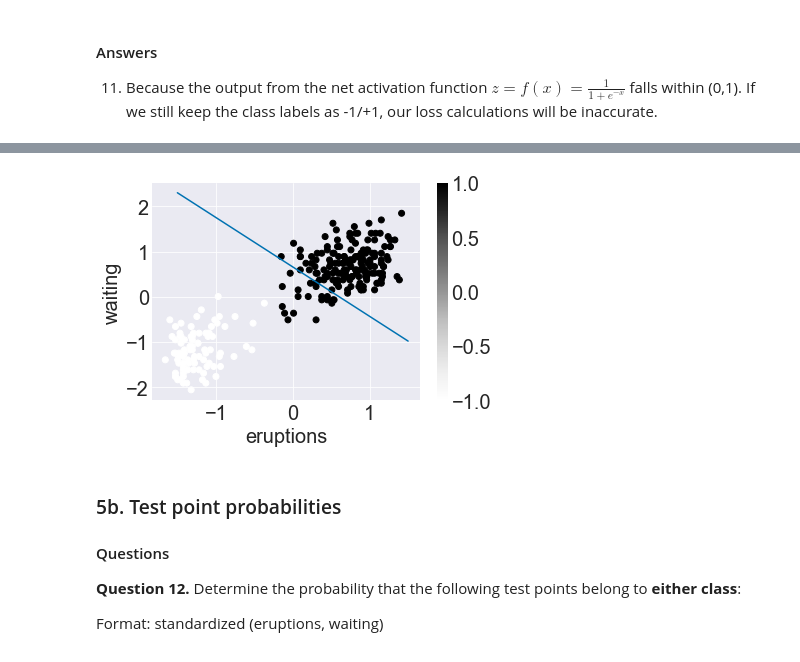
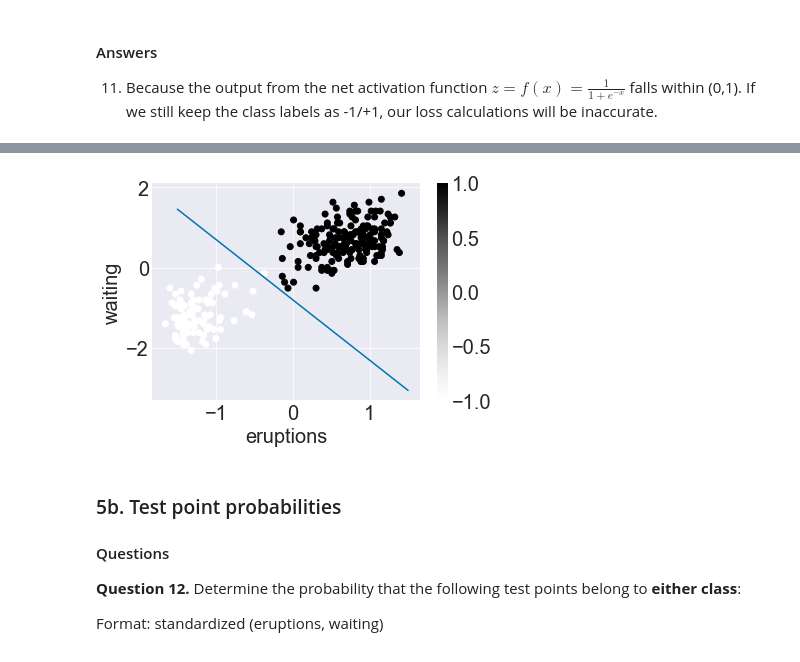
Before and after one commit to luhangsnn/neuralnetworks, a Jupyter notebook: proj1/classification_and_regression.ipynb, the cells around one changed output, grey strips where cells are left out. Cells and saved outputs as stored; diff of their text form; code cells hidden in the pictures.

```diff
--- a/proj1/classification_and_regression.ipynb
+++ b/proj1/classification_and_regression.ipynb
@@ -183,19 +186,20 @@ $y=0.663-1.094x$
 # %%
-transformed_weights = [77.884/117.488, 128.547/(-117.488), 1]
+transformed_weights = [2.183/(-2.733), 4.106/(-2.733), 1]
+
 x_i = np.linspace(-1.5, 1.5, 50, endpoint=True)
 y_i = x_i * transformed_weights[1] + transformed_weights[0]
 
 # plot logistic regression classification
 plt.scatter(standardized_data[:,0], standardized_data[:,1], c=output)
 plt.xlabel("eruptions")
 plt.ylabel("waiting")
 
 #add the boundary
 plt.plot(x_i, y_i)
 plt.colorbar()
 plt.show()
 # %% [output]
-[figure, old version]
+[figure, new version]
 # %% [markdown]
 ### 5b. Test point probabilities
 
```
Also changed, not shown: parts of 4 cells of this notebook.
